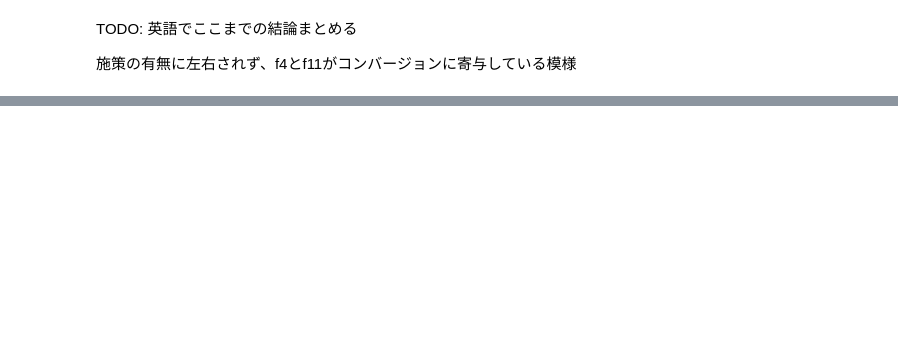
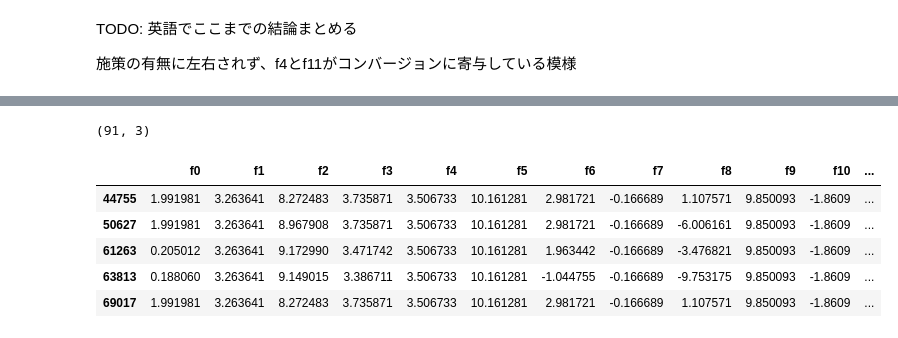
Before and after one commit to natsukoa/uplift_model, a Jupyter notebook: Uplift modeling.ipynb, the cells around one changed output, grey strips where cells are left out. Cells and saved outputs as stored; diff of their text form; code cells hidden in the pictures; blank space fills up the shorter version.

```diff
--- a/Uplift modeling.ipynb
+++ b/Uplift modeling.ipynb
@@ -83,0 +150,13 @@ result_df.describe()
+# %%
+# upliftの値が2500以上のデータを抽出
+print(result_df[result_df['uplift']>2500].shape)
+positive_cluster_df = data.iloc[list(result_df[result_df['uplift']>2500].index)]
+positive_cluster_df.head()
+# %% [output]
+(91, 3)
+|  | f0 | f1 | f2 | f3 | f4 | f5 | f6 | f7 | f8 | f9 | f10 | ... |
+| 44755 | 1.991981 | 3.263641 | 8.272483 | 3.735871 | 3.506733 | 10.161281 | 2.981721 | -0.166689 | 1.107571 | 9.850093 | -1.8609 | ... |
+| 50627 | 1.991981 | 3.263641 | 8.967908 | 3.735871 | 3.506733 | 10.161281 | 2.981721 | -0.166689 | -6.006161 | 9.850093 | -1.8609 | ... |
+| 61263 | 0.205012 | 3.263641 | 9.172990 | 3.471742 | 3.506733 | 10.161281 | 1.963442 | -0.166689 | -3.476821 | 9.850093 | -1.8609 | ... |
+| 63813 | 0.188060 | 3.263641 | 9.149015 | 3.386711 | 3.506733 | 10.161281 | -1.044755 | -0.166689 | -9.753175 | 9.850093 | -1.8609 | ... |
+| 69017 | 1.991981 | 3.263641 | 8.272483 | 3.735871 | 3.506733 | 10.161281 | 2.981721 | -0.166689 | 1.107571 | 9.850093 | -1.8609 | ... |
```
Also changed, not shown: parts of 18 cells of this notebook.
